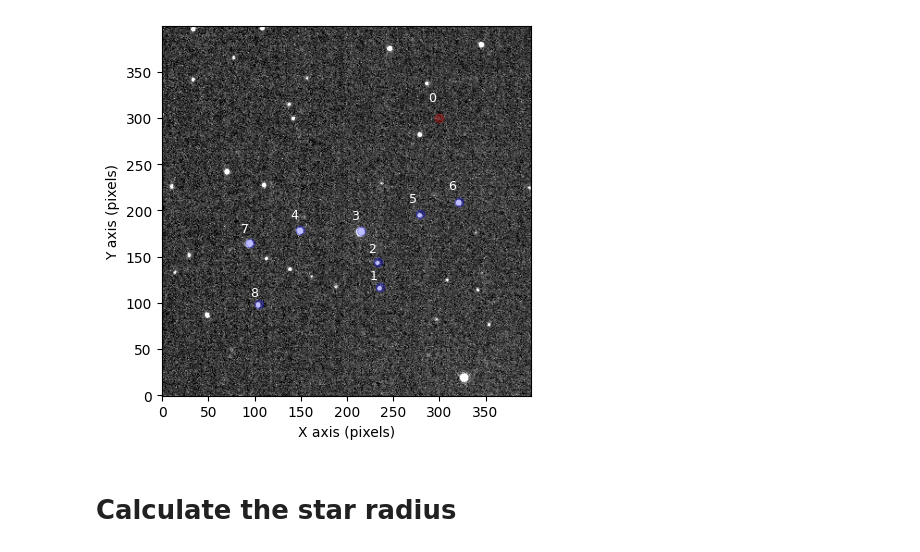
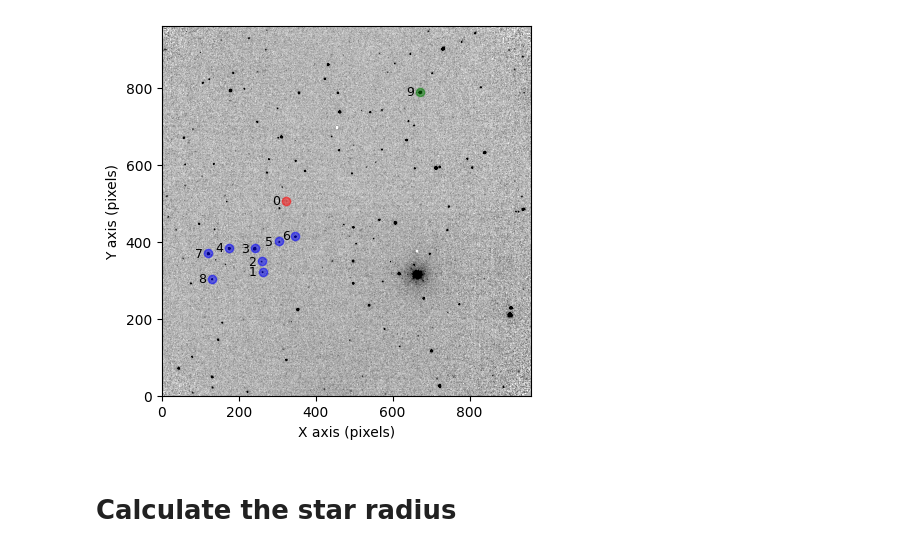
Before and after one commit to DBernardes/Tools-for-the-MOPTOP-pipeline-products, a Jupyter notebook: photometry_extraction.ipynb, the cells around one changed output. Cells and saved outputs as stored; diff of their text form; code cells hidden in the pictures.

```diff
--- a/photometry_extraction.ipynb
+++ b/photometry_extraction.ipynb
@@ -8,6 +8,7 @@ import matplotlib.pyplot as plt
 import numpy as np
 from photometry import Photometry
 from copy import copy
+from matplotlib import colormaps as cm
 
 star_name = "GRB 230818A"
 _set = "first"
@@ -18,7 +19,7 @@ src_path = os.path.join(
     "Scientific objects",
     star_name,
     f"{_set} set",
-    "combined",
+    star_name,
 )
 
 
@@ -36,18 +37,23 @@ def read_objects_csv(src_path, camera):
 
 
 objects = read_objects_csv(src_path, camera)
-file = os.path.join(src_path, f"{camera}_e_20230818_5_1_16_1.fits")
+file = os.path.join(src_path, f"{camera}_e_20230818_5_2_1_1.fits")
 phot = Photometry(file, objects)
 phot.reset_object_coords()
 
 obj = phot.obj_list[0]
 xcoord, ycoord = obj.xcoord, obj.ycoord
 image = fits.getdata(file)
-image = image[ycoord - 300 : ycoord + 100, xcoord - 300 : xcoord + 100]
+# image = image[ycoord - 300 : ycoord + 100, xcoord - 300 : xcoord + 100]
 median = np.median(image)
 std = np.median(np.abs(image - median))
+cmap_reversed = cm.get_cmap("gray_r")
 plt.imshow(
-    image, vmax=median + 10 * std, vmin=median - 3 * std, origin="lower", cmap="gray"
+    image,
+    vmax=median + 7 * std,
+    vmin=median - 3 * std,
+    origin="lower",
+    cmap=cmap_reversed,
 )
 
 
@@ -57,18 +63,17 @@ for idx, _object in enumerate(phot.obj_list):
     if "circular" in name:
         color = "r"
     if "comparison" in name:
-        continue
         color = "g"
-    x = x - xcoord + 300
-    y = y - ycoord + 300
-    plt.plot(x, y, f"{color}o", alpha=0.25)
+    # x = x - xcoord + 300
+    # y = y - ycoord + 300
+    plt.plot(x, y, f"{color}o", alpha=0.5)
     plt.annotate(
         f"{name[-1]}",
-        (x * 0.99, y * 1.05),
+        (x - 15, y),
         ha="right",
-        va="bottom",
+        va="center",
         fontsize=9,
-        color="w",
+        color="k",
     )
 
 
@@ -85,4 +90,4 @@ Set MJD-END to 60174.980688 from DATE-END'. [astropy.wcs.wcs]
-[figure, old version]
+[figure, new version]
 # %% [markdown]
 # Calculate the star radius
 # %%
```
Also changed, not shown: parts of 8 cells of this notebook, 9 other files.
